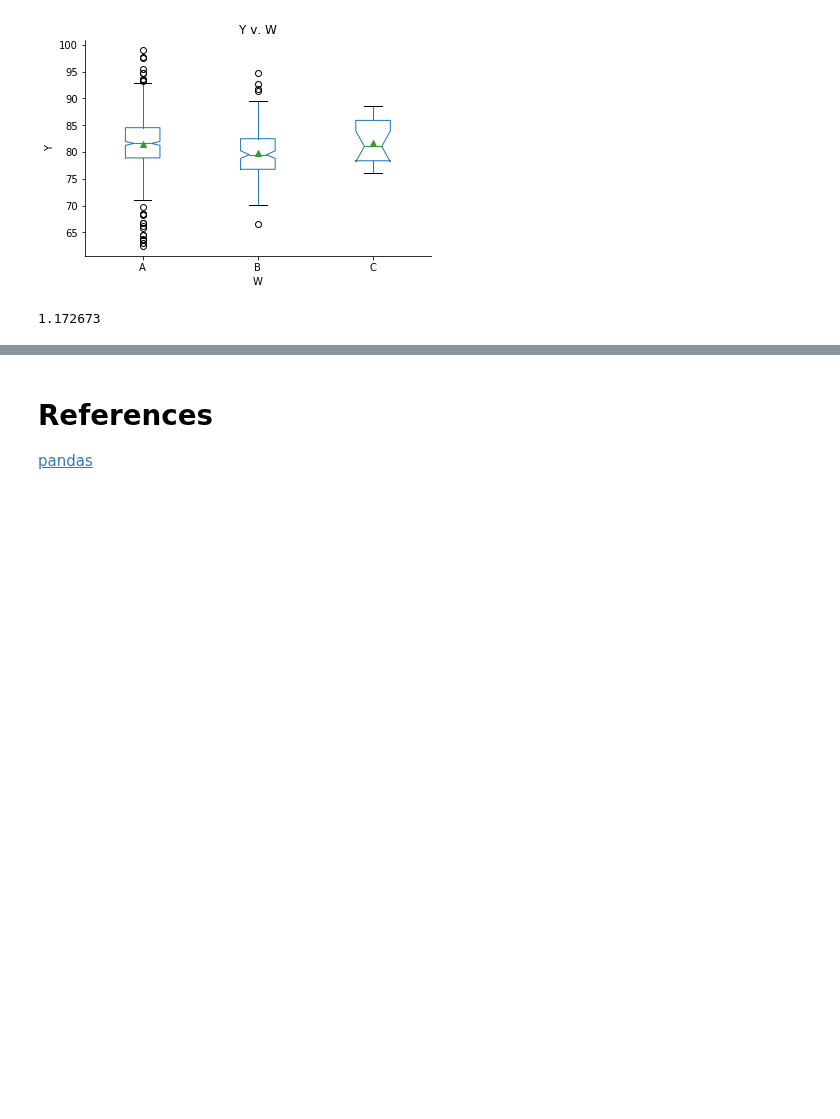
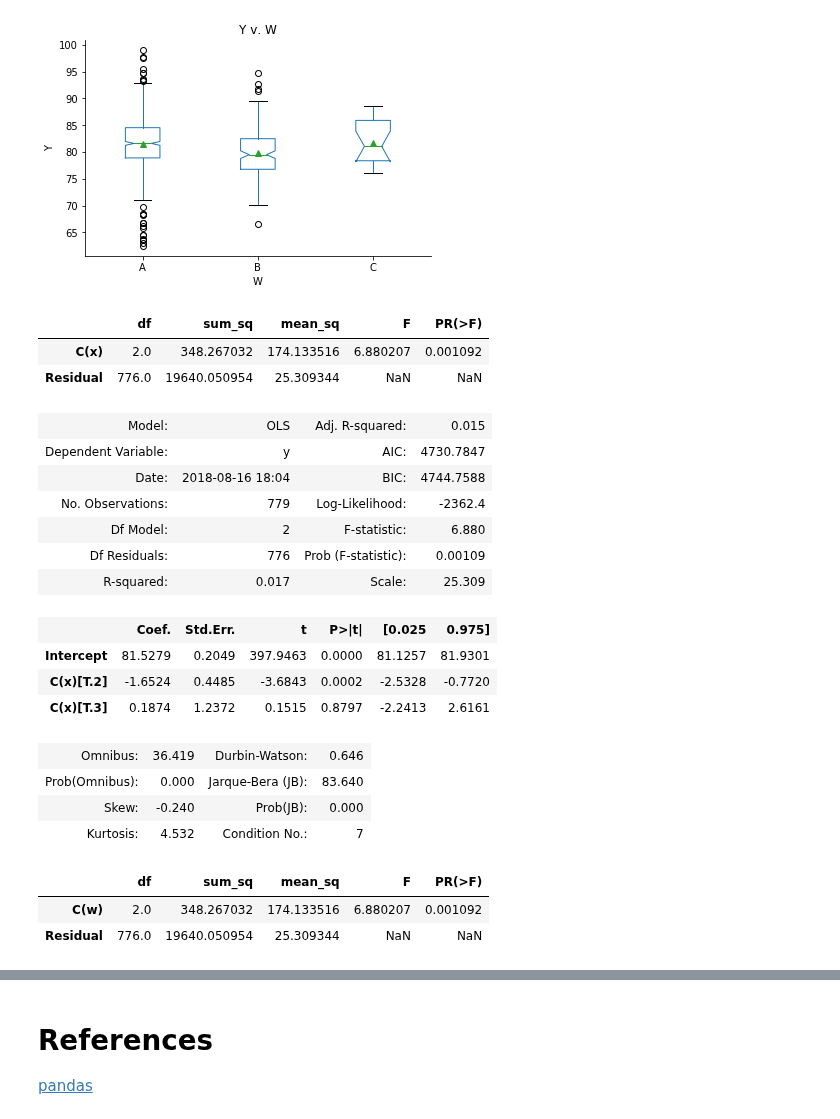
Before and after one commit to gillespilon/anova_one_factor, a Jupyter notebook: anova_one_factor.ipynb, the cells around one changed output, grey strips where cells are left out. Saved outputs shown, nothing was run; the diff lists cells and outputs as text; code cells hidden in the pictures; blank space fills up the shorter version.

Commit message:
mod added anova of y v. x and y v. w, where x and w are categorical

```diff
--- a/anova_one_factor.ipynb
+++ b/anova_one_factor.ipynb
@@ -89,8 +89,42 @@ for spine in 'right', 'top':
     ax.spines[spine].set_color('none')
 # %% [output]
 [figure]
-# %%
-end_time = datetime.now()
-(end_time - start_time).total_seconds()
-# %% [output]
-1.172673
+# %%
+import statsmodels.api as sm
+# C(x) refers to x as a categorical variable.
+model_x = sm.formula.ols('y ~ C(x)',data=df).fit()
+anova_x_table = sm.stats.anova_lm(model_x, typ=1)
+anova_x_table
+# %% [output]
+|  | df | sum_sq | mean_sq | F | PR(>F) |
+| C(x) | 2.0 | 348.267032 | 174.133516 | 6.880207 | 0.001092 |
+| Residual | 776.0 | 19640.050954 | 25.309344 | NaN | NaN |
+# %%
+#model_x.summary() # For non-categorical X.
+model_x.summary2() # For categorical X.
+# %% [output]
+| Model: | OLS | Adj. R-squared: | 0.015 |
+| Dependent Variable: | y | AIC: | 4730.7847 |
+| Date: | 2018-08-16 18:04 | BIC: | 4744.7588 |
+| No. Observations: | 779 | Log-Likelihood: | -2362.4 |
+| Df Model: | 2 | F-statistic: | 6.880 |
+| Df Residuals: | 776 | Prob (F-statistic): | 0.00109 |
+| R-squared: | 0.017 | Scale: | 25.309 |
+|  | Coef. | Std.Err. | t | P>|t| | [0.025 | 0.975] |
+| Intercept | 81.5279 | 0.2049 | 397.9463 | 0.0000 | 81.1257 | 81.9301 |
+| C(x)[T.2] | -1.6524 | 0.4485 | -3.6843 | 0.0002 | -2.5328 | -0.7720 |
+| C(x)[T.3] | 0.1874 | 1.2372 | 0.1515 | 0.8797 | -2.2413 | 2.6161 |
+| Omnibus: | 36.419 | Durbin-Watson: | 0.646 |
+| Prob(Omnibus): | 0.000 | Jarque-Bera (JB): | 83.640 |
+| Skew: | -0.240 | Prob(JB): | 0.000 |
+| Kurtosis: | 4.532 | Condition No.: | 7 |
+# %%
+import statsmodels.api as sm
+# C(w) refers to w as a categorical variable.
+model_w = sm.formula.ols('y ~ C(w)',data=df).fit()
+anova_w_table = sm.stats.anova_lm(model_w, typ=1)
+anova_w_table
+# %% [output]
+|  | df | sum_sq | mean_sq | F | PR(>F) |
+| C(w) | 2.0 | 348.267032 | 174.133516 | 6.880207 | 0.001092 |
+| Residual | 776.0 | 19640.050954 | 25.309344 | NaN | NaN |
```
Also changed, not shown: parts of 1 cell of this notebook.
